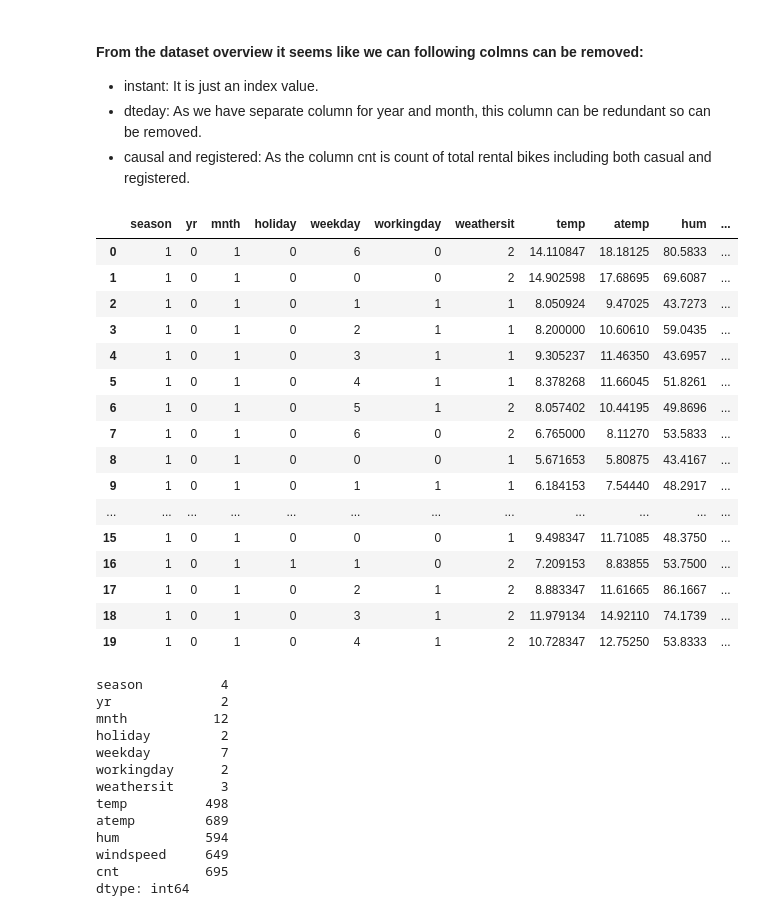
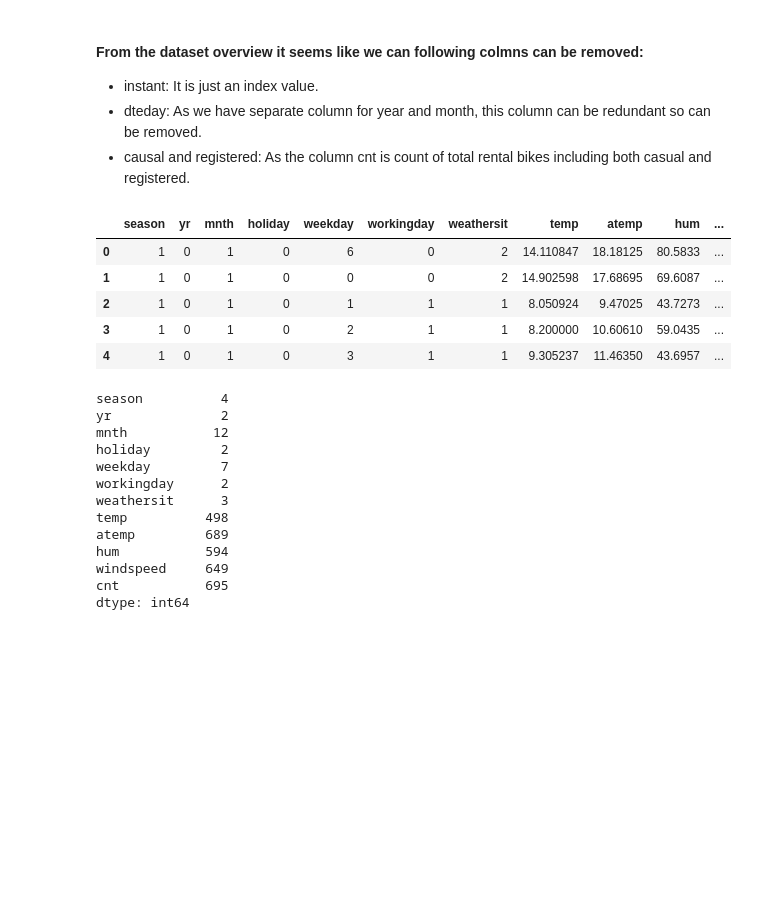
Before and after one commit to abhi-alone/Bike_sharing_case_study, a Jupyter notebook: Biker_Assignment_Case_Study.ipynb, the cells around one changed output. Drawn from its saved outputs; the diff is of its cells as text; code cells hidden in the pictures; blank space fills up the shorter version.

```diff
--- a/Biker_Assignment_Case_Study.ipynb
+++ b/Biker_Assignment_Case_Study.ipynb
@@ -22,8 +22,8 @@ from statsmodels.stats.outliers_influence import variance_inflation_factor
 filterwarnings('ignore')
 # %%
 #Import data set i.e... day.csv, and print first rows of the dataframe
-dataframe = read_csv('day.csv')
-dataframe.head()
+df_biker_data = read_csv('day.csv')
+df_biker_data.head()
 # %% [output]
 |  | instant | dteday | season | yr | mnth | holiday | weekday | workingday | weathersit | temp | ... |
 | 0 | 1 | 01-01-2018 | 1 | 0 | 1 | 0 | 6 | 0 | 2 | 14.110847 | ... |
@@ -74,24 +74,13 @@ memory usage: 91.4+ KB
 - causal and registered: As the column cnt is count of total rental bikes including both casual and registered.
 # %%
 list_drop_column = ['instant', 'dteday', 'casual', 'registered']
-dataframe.drop(list_drop_column, axis = 'columns', inplace = True)
-dataframe.head(20)
+df_biker_data.drop(list_drop_column, axis = 'columns', inplace = True)
+df_biker_data.head()
 # %% [output]
 |  | season | yr | mnth | holiday | weekday | workingday | weathersit | temp | atemp | hum | ... |
 | 0 | 1 | 0 | 1 | 0 | 6 | 0 | 2 | 14.110847 | 18.18125 | 80.5833 | ... |
 | 1 | 1 | 0 | 1 | 0 | 0 | 0 | 2 | 14.902598 | 17.68695 | 69.6087 | ... |
 | 2 | 1 | 0 | 1 | 0 | 1 | 1 | 1 | 8.050924 | 9.47025 | 43.7273 | ... |
 | 3 | 1 | 0 | 1 | 0 | 2 | 1 | 1 | 8.200000 | 10.60610 | 59.0435 | ... |
 | 4 | 1 | 0 | 1 | 0 | 3 | 1 | 1 | 9.305237 | 11.46350 | 43.6957 | ... |
-| 5 | 1 | 0 | 1 | 0 | 4 | 1 | 1 | 8.378268 | 11.66045 | 51.8261 | ... |
-| 6 | 1 | 0 | 1 | 0 | 5 | 1 | 2 | 8.057402 | 10.44195 | 49.8696 | ... |
-| 7 | 1 | 0 | 1 | 0 | 6 | 0 | 2 | 6.765000 | 8.11270 | 53.5833 | ... |
-| 8 | 1 | 0 | 1 | 0 | 0 | 0 | 1 | 5.671653 | 5.80875 | 43.4167 | ... |
-| 9 | 1 | 0 | 1 | 0 | 1 | 1 | 1 | 6.184153 | 7.54440 | 48.2917 | ... |
-| ... | ... | ... | ... | ... | ... | ... | ... | ... | ... | ... | ... |
-| 15 | 1 | 0 | 1 | 0 | 0 | 0 | 1 | 9.498347 | 11.71085 | 48.3750 | ... |
-| 16 | 1 | 0 | 1 | 1 | 1 | 0 | 2 | 7.209153 | 8.83855 | 53.7500 | ... |
-| 17 | 1 | 0 | 1 | 0 | 2 | 1 | 2 | 8.883347 | 11.61665 | 86.1667 | ... |
-| 18 | 1 | 0 | 1 | 0 | 3 | 1 | 2 | 11.979134 | 14.92110 | 74.1739 | ... |
-| 19 | 1 | 0 | 1 | 0 | 4 | 1 | 2 | 10.728347 | 12.75250 | 53.8333 | ... |
 # %%
```
Also changed, not shown: parts of 65 cells of this notebook, 2 other files.
